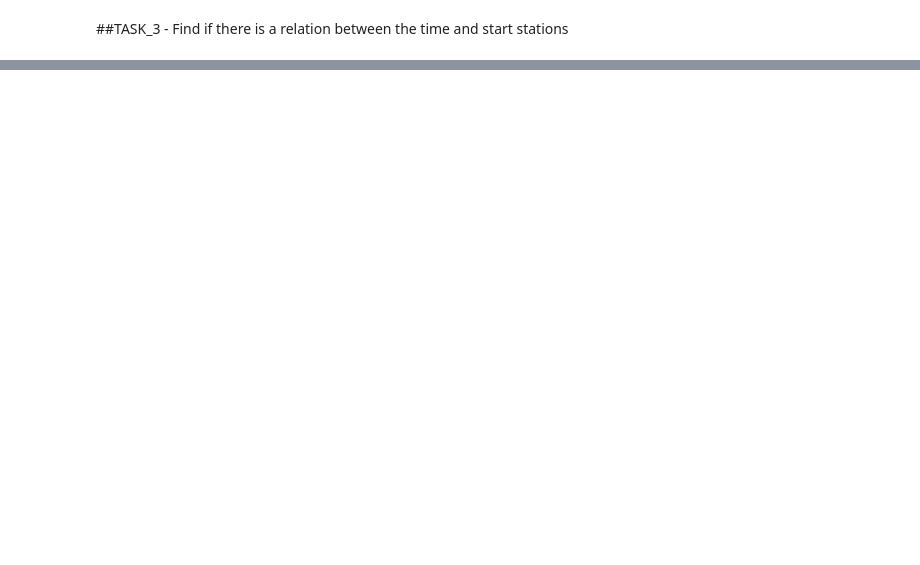
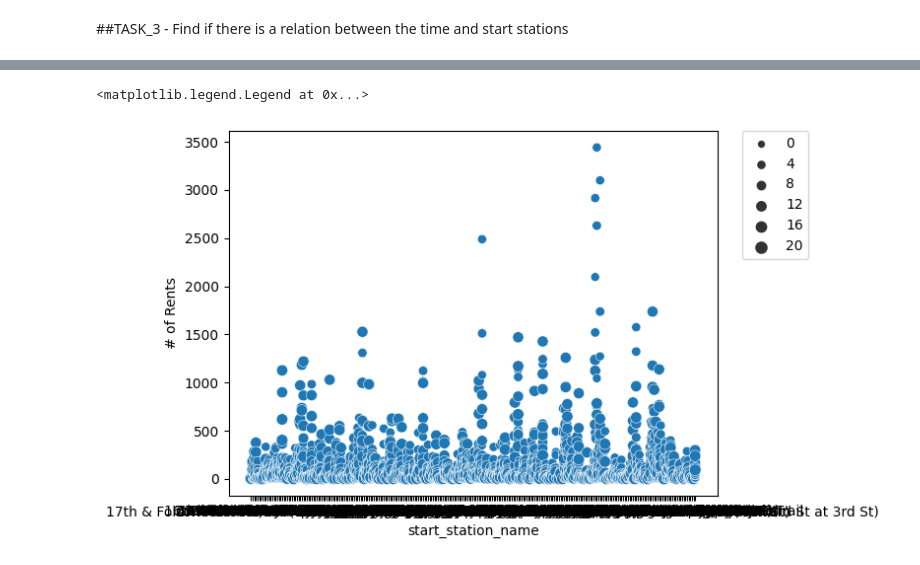
Before and after one commit to Faiza3107/develhope-Data5-Team3, a Jupyter notebook: week_4/Week4_Onur.ipynb, the cells around one changed output, grey strips where cells are left out. Drawn from its saved outputs; the diff is of its cells as text; code cells hidden in the pictures; blank space fills up the shorter version.

```diff
--- a/week_4/Week4_Onur.ipynb
+++ b/week_4/Week4_Onur.ipynb
@@ -133,0 +150,11 @@ sn.barplot(x= pd_2["hour"], y= pd_2['total_count'], data=pd_2)
+# %%
+df_station=df.select(['start_station_name','start_time']).groupBy(['start_station_name', F.hour('start_time').alias('hour')]).agg(F.count('start_time').alias('# of Rents')).sort(['start_station_name','hour'])
+pd_station=df_station.toPandas()
+# %%
+sn.scatterplot(x= pd_station["start_station_name"], y= pd_station['# of Rents'], size=pd_station['hour'], data=pd_station)
+
+
+plt.legend(bbox_to_anchor=(1.05, 1), loc='upper left', borderaxespad=0)
+# %% [output]
+<matplotlib.legend.Legend at 0x...>
+[figure, added]
```
Also changed, not shown: parts of 11 cells of this notebook.
